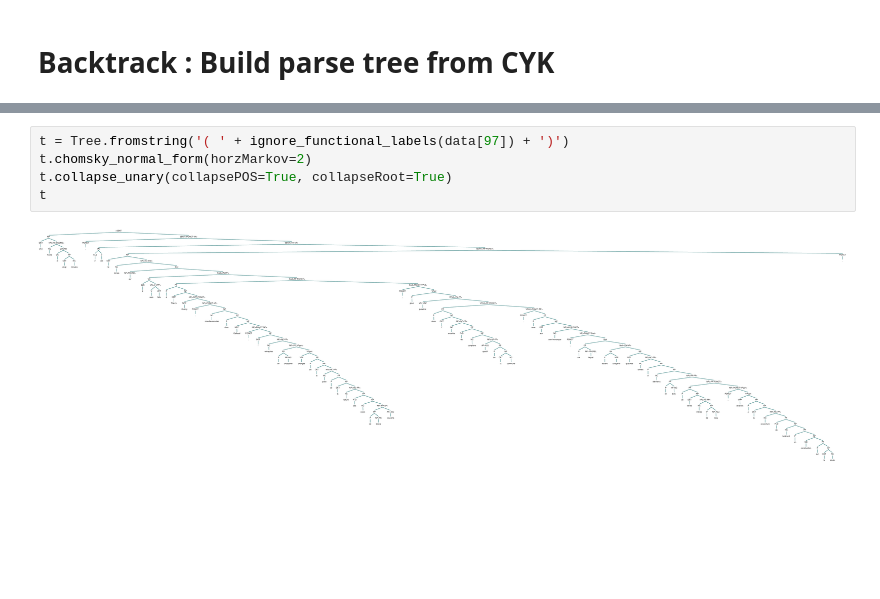
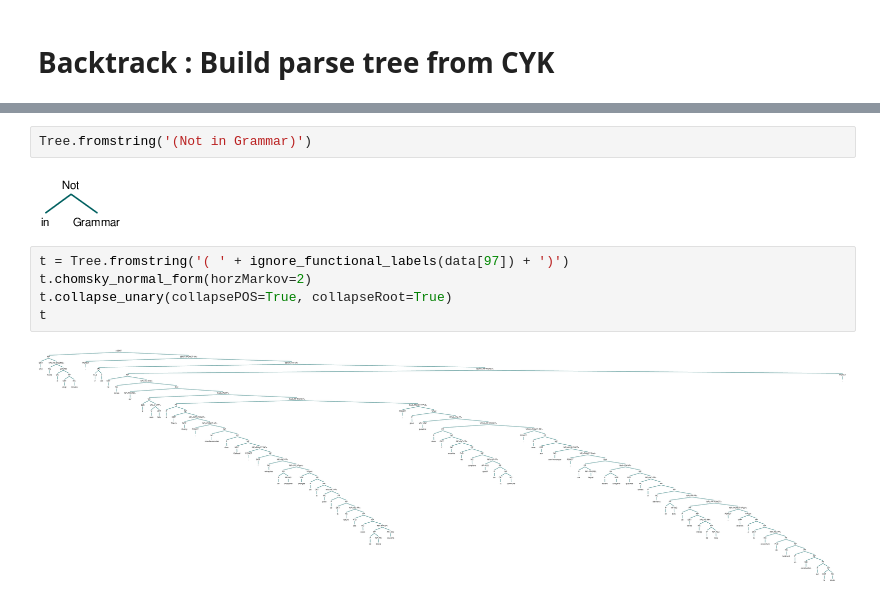
Before and after one commit to Chaoukia/Constituency-Parser-French, a Jupyter notebook: parser-Copy1.ipynb, the cells around one changed output, grey strips where cells are left out. Drawn from its saved outputs; the diff is of its cells as text; blank space fills up the shorter version.

```diff
--- a/parser-Copy1.ipynb
+++ b/parser-Copy1.ipynb
@@ -436,6 +393,10 @@ def build_parentheses(back_track, scores):
 
 #     return string[2:-1]
     return string
+# %%
+Tree.fromstring('(Not in Grammar)')
+# %% [output]
+[figure, added]
 # %%
 t = Tree.fromstring('( ' + ignore_functional_labels(data[97]) + ')')
 t.chomsky_normal_form(horzMarkov=2)
```
Also changed, not shown: parts of 34 cells of this notebook.
